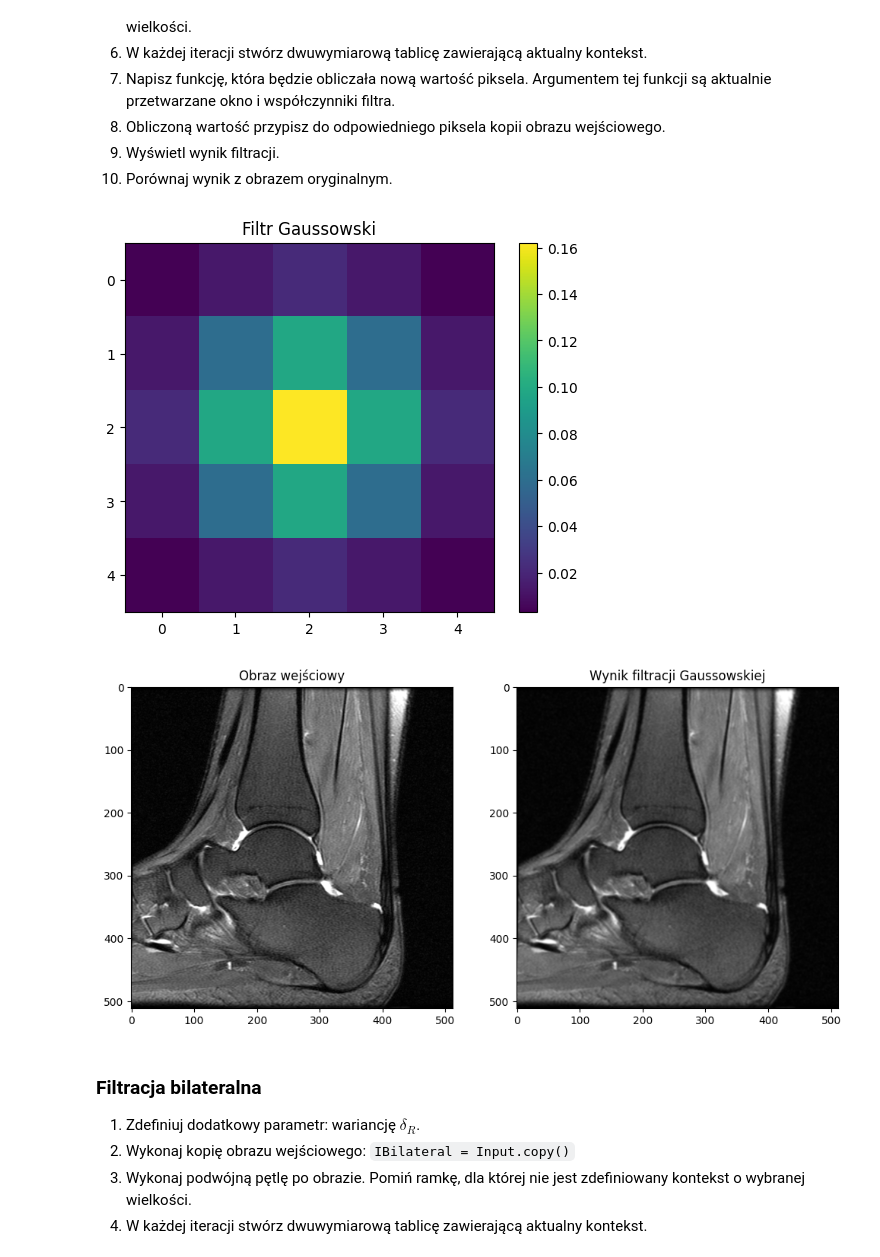
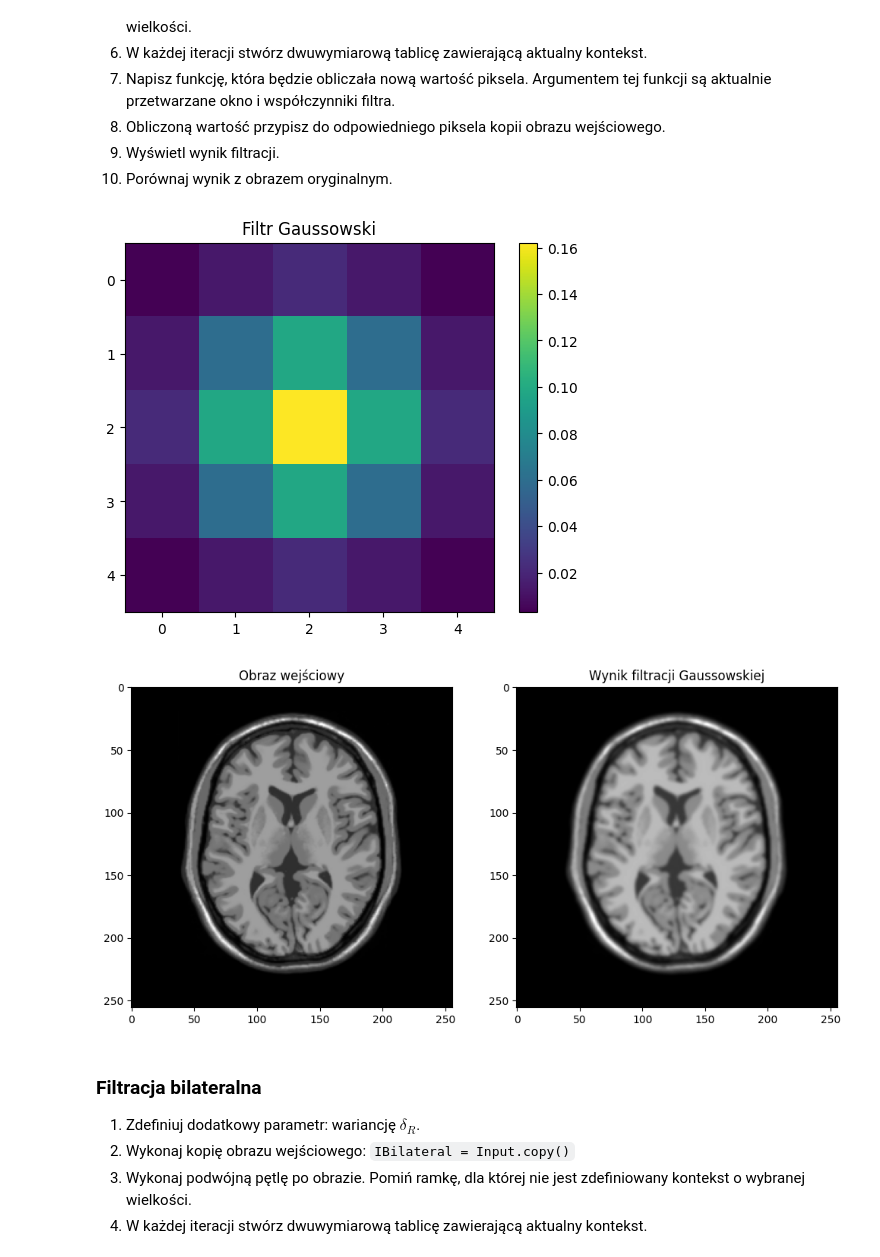
Before and after one commit to maciejbobrek/Image-Processing, a Jupyter notebook: Przetwarzanie Obrazów Cyfrowych/lab7/07_bilateral.ipynb, the cells around one changed output. Cells and saved outputs as stored; diff of their text form; code cells hidden in the pictures.

```diff
--- a/Przetwarzanie Obrazów Cyfrowych/lab7/07_bilateral.ipynb
+++ b/Przetwarzanie Obrazów Cyfrowych/lab7/07_bilateral.ipynb
@@ -100,56 +100,55 @@ Argumentem tej funkcji są aktualnie przetwarzane okno i współczynniki filtra.
 # %%
 import numpy as np
 from scipy.ndimage import convolve
 import matplotlib.pyplot as plt
 
-# Zdefiniuj parametry filtra Gaussowskiego
 window_size = 5
 delta_S = 1.0
 
-# Oblicz współczynniki filtra Gaussowskiego
 x, y = np.meshgrid(np.arange(-window_size//2 + 1, window_size//2 + 1),
                    np.arange(-window_size//2 + 1, window_size//2 + 1))
 gaussian_filter = np.exp(-(x**2 + y**2) / (2.0 * delta_S**2))
-gaussian_filter /= np.sum(gaussian_filter)  # Normalizacja
+gaussian_filter /= np.sum(gaussian_filter)
 
-# Zwizualizuj filtr
 plt.imshow(gaussian_filter, cmap='viridis')
 plt.title('Filtr Gaussowski')
 plt.colorbar()
 plt.show()
+mat = loadmat('MR_data.mat')
+def gaussian(image_name):
 
-# Skopiuj obraz wejściowy
-IConv = input_image.copy()
+    input_image = mat[image_name]
+    IConv = input_image.copy()
 
-# Funkcja do obliczania nowej wartości piksela
-def apply_gaussian_filter(window, filter_coefficients):
-    return np.sum(window * filter_coefficients)
 
-# Filtracja obrazu
-for i in range(window_size//2, input_image.shape[0] - window_size//2):
-    for j in range(window_size//2, input_image.shape[1] - window_size//2):
-        # Tworzenie aktualnego kontekstu
-        window = input_image[i - window_size//2:i + window_size//2 + 1,
-                             j - window_size//2:j + window_size//2 + 1]
+    def apply_gaussian_filter(window, filter_coefficients):
+        return np.sum(window * filter_coefficients)
 
-        # Obliczanie nowej wartości piksela
-        new_pixel_value = apply_gaussian_filter(window, gaussian_filter)
 
-        # Przypisanie wartości do piksela w kopii obrazu wejściowego
-        IConv[i, j] = new_pixel_value
+    for i in range(window_size//2, input_image.shape[0] - window_size//2):
+        for j in range(window_size//2, input_image.shape[1] - window_size//2):
 
-# Wyświetlenie wyniku filtracji
-plt.figure(figsize=(12, 6))
-plt.subplot(1, 2, 1)
-plt.imshow(input_image, cmap='gray')
-plt.title('Obraz wejściowy')
-plt.subplot(1, 2, 2)
-plt.imshow(IConv, cmap='gray')
-plt.title('Wynik filtracji Gaussowskiej')
-plt.show()
+            window = input_image[i - window_size//2:i + window_size//2 + 1,
+                                j - window_size//2:j + window_size//2 + 1]
+
+
+            new_pixel_value = apply_gaussian_filter(window, gaussian_filter)
+
+            IConv[i, j] = new_pixel_value
+
+    plt.figure(figsize=(12, 6))
+    plt.subplot(1, 2, 1)
+    plt.imshow(input_image, cmap='gray')
+    plt.title('Obraz wejściowy')
+    plt.subplot(1, 2, 2)
+    plt.imshow(IConv, cmap='gray')
+    plt.title('Wynik filtracji Gaussowskiej')
+    plt.show()
+
+gaussian('I_noisefree')
 # %% [output]
 [figure]
-[figure, old version]
+[figure, new version]
 # %% [markdown]
 ### Filtracja bilateralna
 
```
Also changed, not shown: parts of 1 cell of this notebook.
